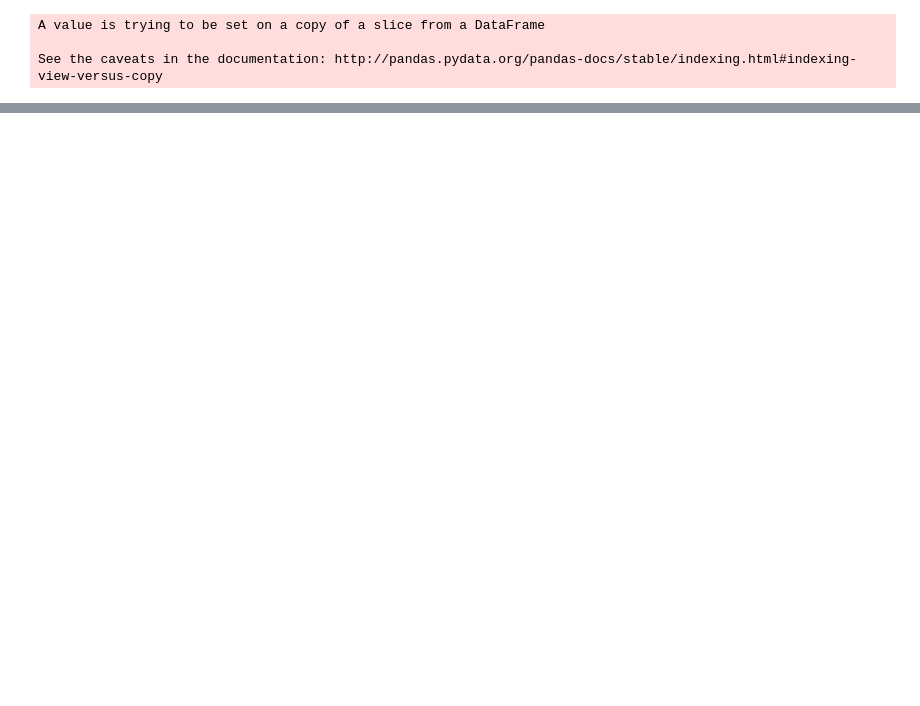
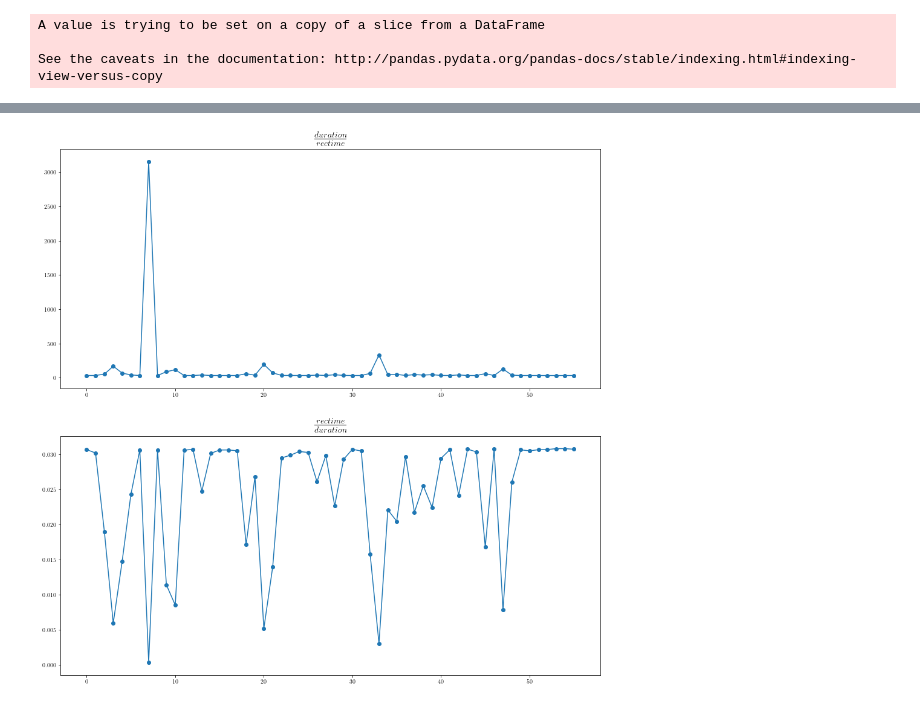
Before and after one commit to GeorgeAlex22/scout, a Jupyter notebook: RatePerTime.ipynb, the cells around one changed output, grey strips where cells are left out. Saved outputs shown, nothing was run; the diff lists cells and outputs as text; code cells hidden in the pictures; blank space fills up the shorter version.

```diff
--- a/RatePerTime.ipynb
+++ b/RatePerTime.ipynb
@@ -125,0 +264,25 @@ plt.scatter([i for i in  range(len(rate))], rate)
+# %%
+fig = plt.figure(figsize = (16,16))
+plt.rc('text', usetex=True)
+ax1 = fig.add_subplot(2,1,1)
+
+
+ax1.plot([i for i in  range(len(timeRatio))], timeRatio)
+ax1.scatter([i for i in  range(len(timeRatio))], timeRatio)
+#ax1.set_xlabel('Run Index')
+ax1.set_title(r'$\frac{duration}{rectime}$', fontsize = 20)
+
+ax2 = fig.add_subplot(2,1,2, sharex = ax1)
+
+
+ax2.plot([i for i in  range(len(timeRatio))], 1/timeRatio)
+ax2.scatter([i for i in  range(len(timeRatio))], 1/timeRatio)
+#ax2.set_xlabel('Run Index',  fontsize = 20)
+ax2.set_title(r'$\frac{rectime}{duration}$', fontsize = 20)
+
+
+
+
+plt.show()
+# %% [output]
+[figure, added]
```
Also changed, not shown: parts of 15 cells of this notebook.
